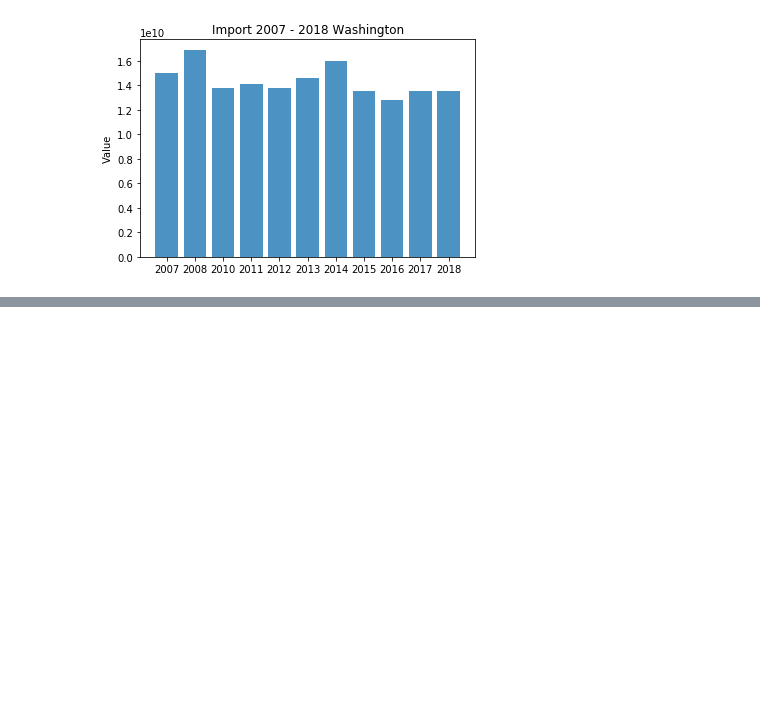
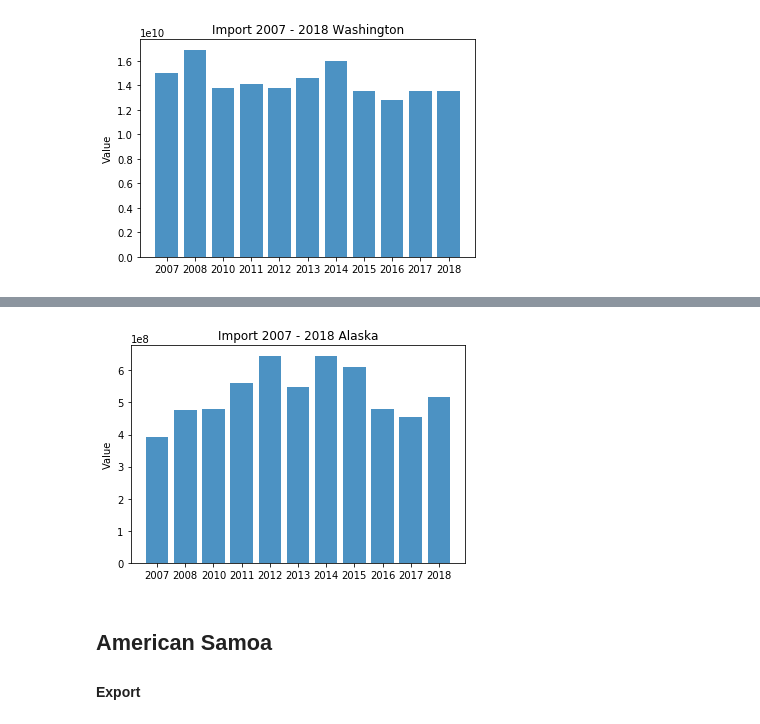
Before and after one commit to BlkPingu/FrightDataAnalysis, a Jupyter notebook: henni/YearValuesByState-CA.ipynb, the cells around one changed output, grey strips where cells are left out. Drawn from its saved outputs; the diff is of its cells as text; code cells hidden in the pictures; blank space fills up the shorter version.

```diff
--- a/henni/YearValuesByState-CA.ipynb
+++ b/henni/YearValuesByState-CA.ipynb
@@ -287,0 +320,8 @@ plot(res_wa_im, "Import", "Washington")
+# %%
+plot(res_ak_im, "Import", "Alaska")
+# %% [output]
+[figure, added]
+# %% [markdown]
+## American Samoa
+
+#### Export
```
Also changed, not shown: parts of 58 cells of this notebook, 1 other file.
